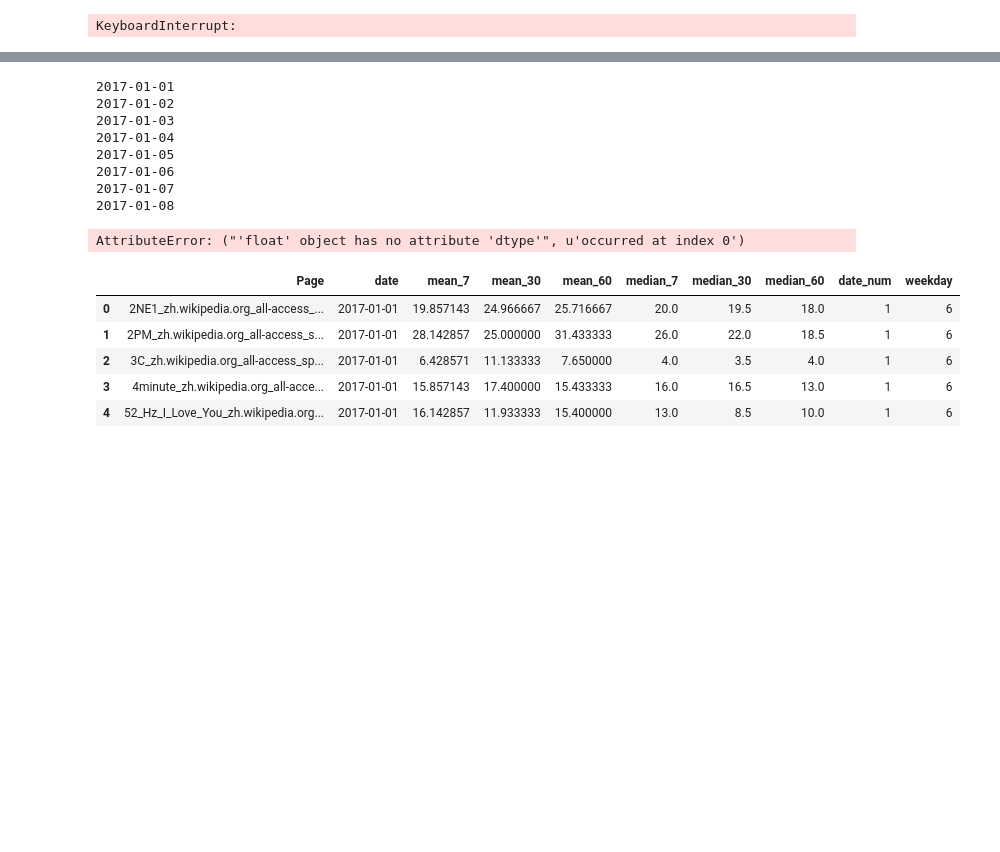
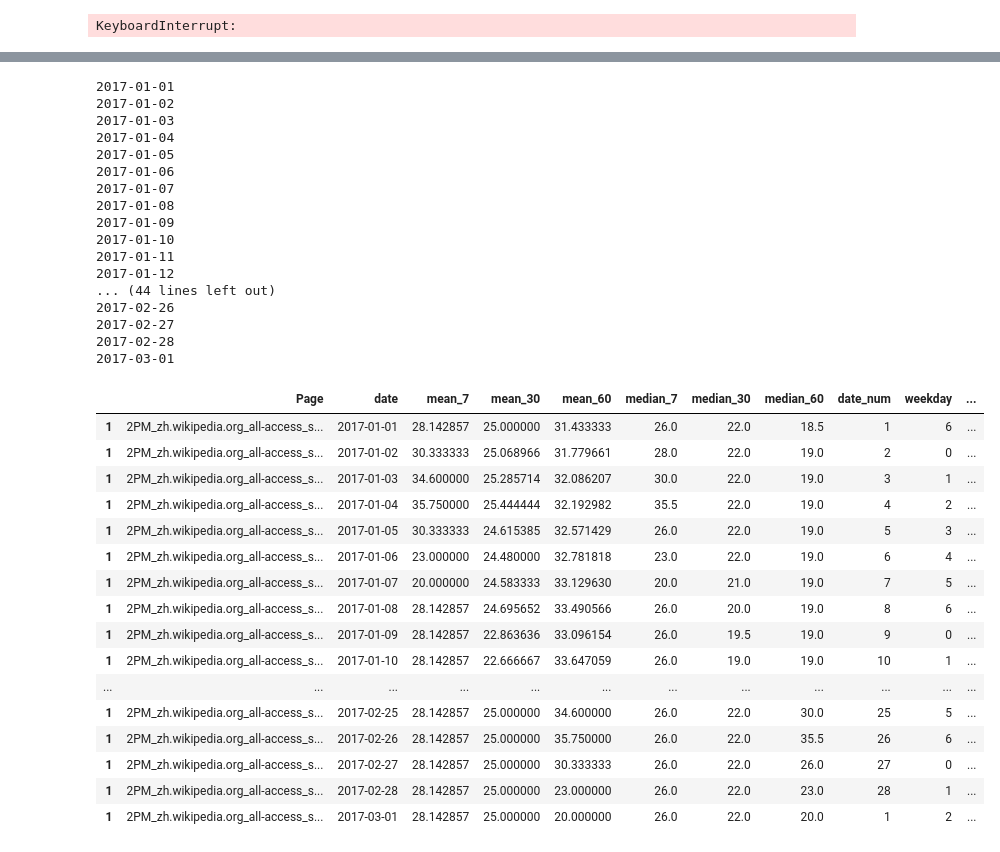
Before and after one commit to shubh24/web_traffic_prediction, a Jupyter notebook: explore.ipynb, the cells around one changed output, grey strips where cells are left out. Cells and saved outputs as stored; diff of their text form; code cells hidden in the pictures; blank space fills up the shorter version.

```diff
--- a/explore.ipynb
+++ b/explore.ipynb
@@ -114,7 +114,7 @@ def get_weekday(row):
 # %%
 def get_median_test(row, last_index, last_n_days):
 
-    start_loc = min(last_index - last_n_days, 61)
+    start_loc = max(min(last_index - last_n_days, 61), 0)
     end_loc = min(last_index, 61)
 
     if start_loc < end_loc:
@@ -124,7 +124,7 @@ def get_median_test(row, last_index, last_n_days):
 # %%
 def get_mean_test(row, last_index, last_n_days):
 
-    start_loc = min(last_index - last_n_days, 61)
+    start_loc = max(min(last_index - last_n_days, 61), 0)
     end_loc = min(last_index, 61)
 
     if start_loc < end_loc:
@@ -312,16 +337,35 @@ test_df.to_csv("test_feats.csv", index = False)
 2017-01-06
 2017-01-07
 2017-01-08
+2017-01-09
+2017-01-10
+2017-01-11
+2017-01-12
+... (44 lines left out)
+2017-02-26
+2017-02-27
+2017-02-28
+2017-03-01
-AttributeError: ("'float' object has no attribute 'dtype'", u'occurred at index 0')
 # %%
-test_df = pd.read_csv("test_feats.csv")
-test_df.head()
+# test_df = pd.read_csv("test_feats.csv")
+test_df[test_df.Page == "2PM_zh.wikipedia.org_all-access_spider"]
 # %% [output]
-|  | Page | date | mean_7 | mean_30 | mean_60 | median_7 | median_30 | median_60 | date_num | weekday |
-| 0 | 2NE1_zh.wikipedia.org_all-access_... | 2017-01-01 | 19.857143 | 24.966667 | 25.716667 | 20.0 | 19.5 | 18.0 | 1 | 6 |
-| 1 | 2PM_zh.wikipedia.org_all-access_s... | 2017-01-01 | 28.142857 | 25.000000 | 31.433333 | 26.0 | 22.0 | 18.5 | 1 | 6 |
-| 2 | 3C_zh.wikipedia.org_all-access_sp... | 2017-01-01 | 6.428571 | 11.133333 | 7.650000 | 4.0 | 3.5 | 4.0 | 1 | 6 |
-| 3 | 4minute_zh.wikipedia.org_all-acce... | 2017-01-01 | 15.857143 | 17.400000 | 15.433333 | 16.0 | 16.5 | 13.0 | 1 | 6 |
-| 4 | 52_Hz_I_Love_You_zh.wikipedia.org... | 2017-01-01 | 16.142857 | 11.933333 | 15.400000 | 13.0 | 8.5 | 10.0 | 1 | 6 |
+|  | Page | date | mean_7 | mean_30 | mean_60 | median_7 | median_30 | median_60 | date_num | weekday | ... |
+| 1 | 2PM_zh.wikipedia.org_all-access_s... | 2017-01-01 | 28.142857 | 25.000000 | 31.433333 | 26.0 | 22.0 | 18.5 | 1 | 6 | ... |
+| 1 | 2PM_zh.wikipedia.org_all-access_s... | 2017-01-02 | 30.333333 | 25.068966 | 31.779661 | 28.0 | 22.0 | 19.0 | 2 | 0 | ... |
+| 1 | 2PM_zh.wikipedia.org_all-access_s... | 2017-01-03 | 34.600000 | 25.285714 | 32.086207 | 30.0 | 22.0 | 19.0 | 3 | 1 | ... |
+| 1 | 2PM_zh.wikipedia.org_all-access_s... | 2017-01-04 | 35.750000 | 25.444444 | 32.192982 | 35.5 | 22.0 | 19.0 | 4 | 2 | ... |
+| 1 | 2PM_zh.wikipedia.org_all-access_s... | 2017-01-05 | 30.333333 | 24.615385 | 32.571429 | 26.0 | 22.0 | 19.0 | 5 | 3 | ... |
+| 1 | 2PM_zh.wikipedia.org_all-access_s... | 2017-01-06 | 23.000000 | 24.480000 | 32.781818 | 23.0 | 22.0 | 19.0 | 6 | 4 | ... |
+| 1 | 2PM_zh.wikipedia.org_all-access_s... | 2017-01-07 | 20.000000 | 24.583333 | 33.129630 | 20.0 | 21.0 | 19.0 | 7 | 5 | ... |
+| 1 | 2PM_zh.wikipedia.org_all-access_s... | 2017-01-08 | 28.142857 | 24.695652 | 33.490566 | 26.0 | 20.0 | 19.0 | 8 | 6 | ... |
+| 1 | 2PM_zh.wikipedia.org_all-access_s... | 2017-01-09 | 28.142857 | 22.863636 | 33.096154 | 26.0 | 19.5 | 19.0 | 9 | 0 | ... |
+| 1 | 2PM_zh.wikipedia.org_all-access_s... | 2017-01-10 | 28.142857 | 22.666667 | 33.647059 | 26.0 | 19.0 | 19.0 | 10 | 1 | ... |
+| ... | ... | ... | ... | ... | ... | ... | ... | ... | ... | ... | ... |
+| 1 | 2PM_zh.wikipedia.org_all-access_s... | 2017-02-25 | 28.142857 | 25.000000 | 34.600000 | 26.0 | 22.0 | 30.0 | 25 | 5 | ... |
+| 1 | 2PM_zh.wikipedia.org_all-access_s... | 2017-02-26 | 28.142857 | 25.000000 | 35.750000 | 26.0 | 22.0 | 35.5 | 26 | 6 | ... |
+| 1 | 2PM_zh.wikipedia.org_all-access_s... | 2017-02-27 | 28.142857 | 25.000000 | 30.333333 | 26.0 | 22.0 | 26.0 | 27 | 0 | ... |
+| 1 | 2PM_zh.wikipedia.org_all-access_s... | 2017-02-28 | 28.142857 | 25.000000 | 23.000000 | 26.0 | 22.0 | 23.0 | 28 | 1 | ... |
+| 1 | 2PM_zh.wikipedia.org_all-access_s... | 2017-03-01 | 28.142857 | 25.000000 | 20.000000 | 26.0 | 22.0 | 20.0 | 1 | 2 | ... |
 # %%
 # test_df = pd.read_csv("test_feats.csv")
```
Also changed, not shown: parts of 12 cells of this notebook.
